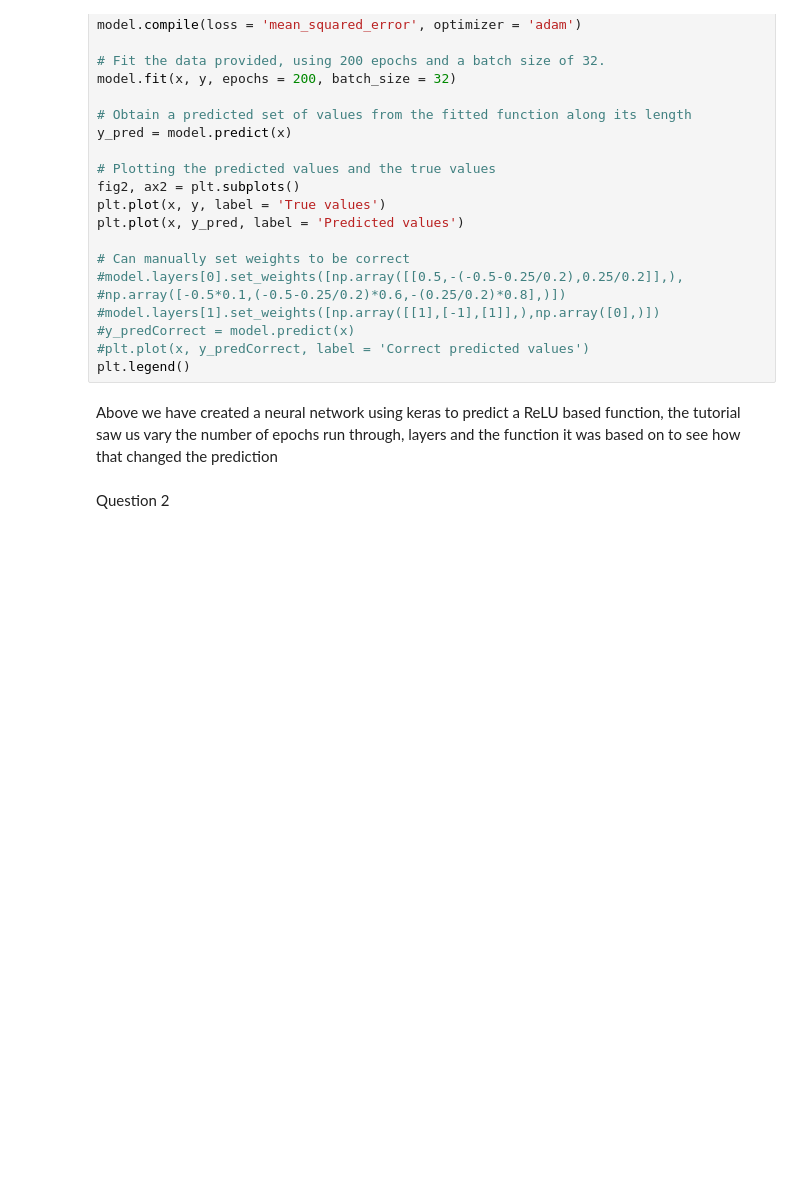
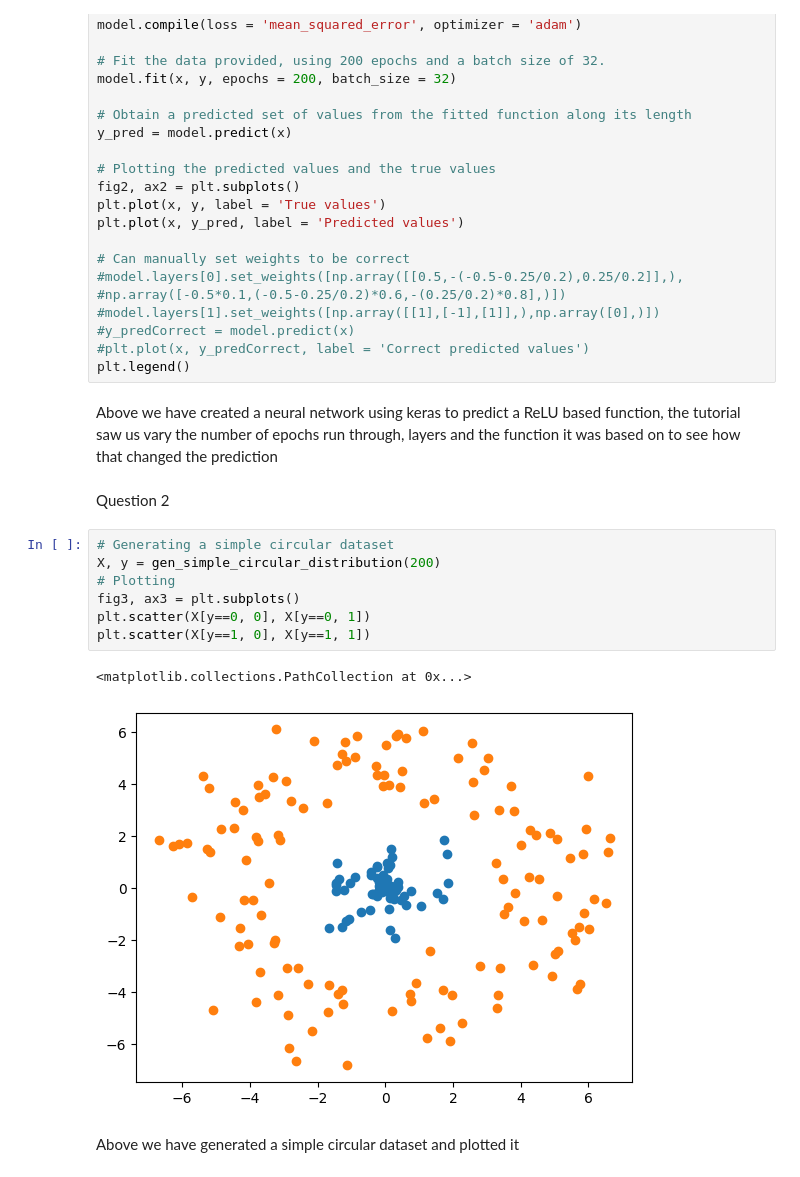
Before and after one commit to JGrant3101/ME4MachineLearning, a Jupyter notebook: Tutorial6.ipynb, the cells around one changed output. Drawn from its saved outputs; the diff is of its cells as text; blank space fills up the shorter version.

Commit message:
Question 2 almost finished, just need to plot

```diff
--- a/Tutorial6.ipynb
+++ b/Tutorial6.ipynb
@@ -157,3 +159,15 @@ plt.legend()
 Above we have created a neural network using keras to predict a ReLU based function, the tutorial saw us vary the number of epochs run through, layers and the function it was based on to see how that changed the prediction
 # %% [markdown]
 Question 2
+# %%
+# Generating a simple circular dataset
+X, y = gen_simple_circular_distribution(200)
+# Plotting
+fig3, ax3 = plt.subplots()
+plt.scatter(X[y==0, 0], X[y==0, 1])
+plt.scatter(X[y==1, 0], X[y==1, 1])
+# %% [output]
+<matplotlib.collections.PathCollection at 0x...>
+[figure, added]
+# %% [markdown]
+Above we have generated a simple circular dataset and plotted it
```
Also changed, not shown: parts of 2 cells of this notebook.
